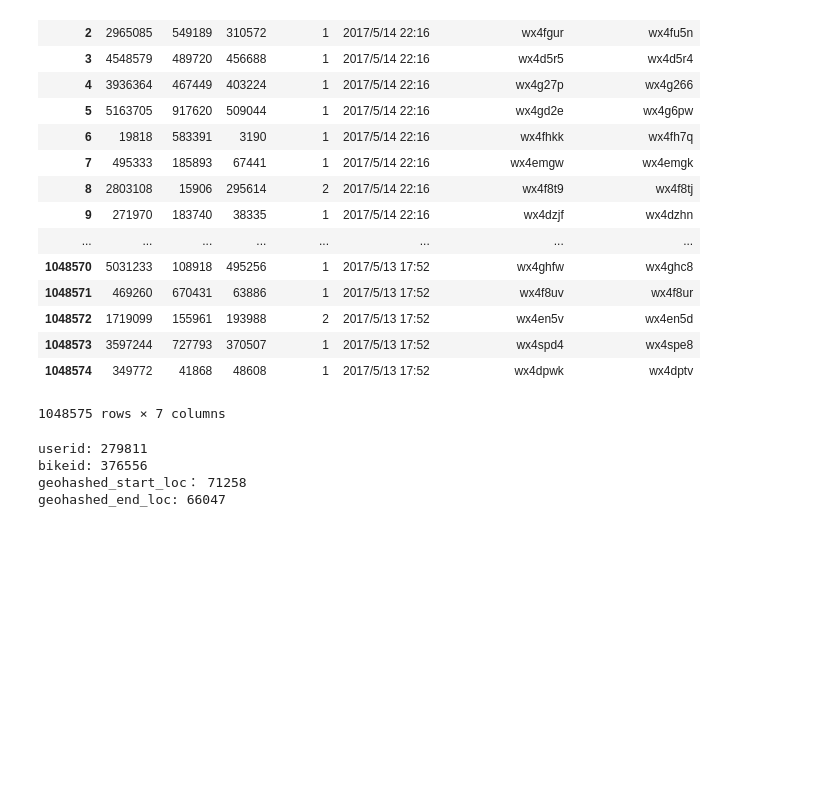
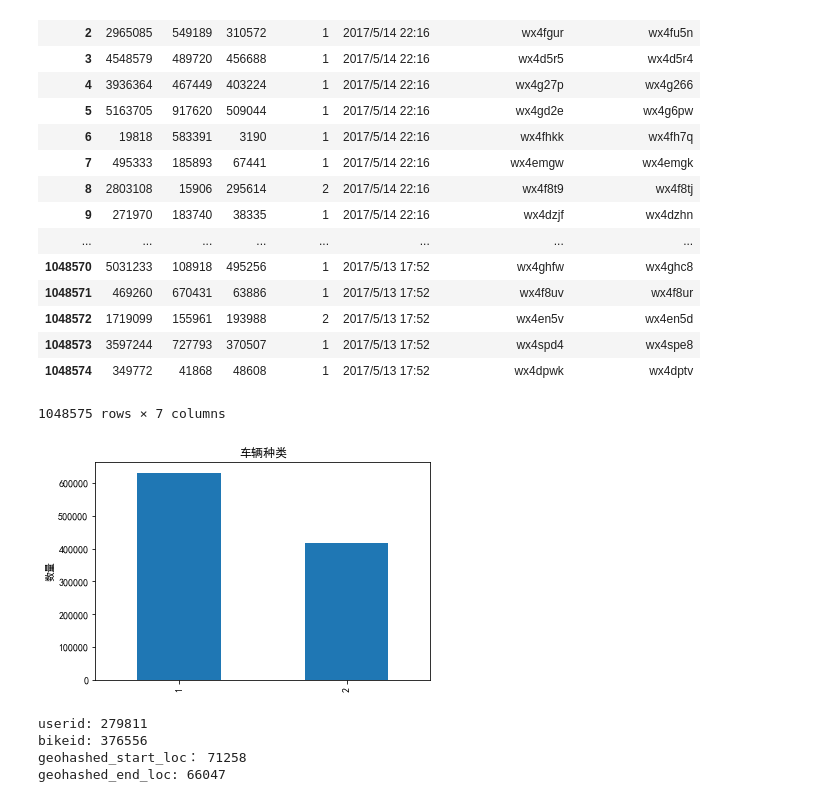
Before and after one commit to fire717/Machine-Learning, a Jupyter notebook: biendata/mobike.ipynb, the cells around one changed output. Saved outputs shown, nothing was run; the diff lists cells and outputs as text; code cells hidden in the pictures; blank space fills up the shorter version.

```diff
--- a/biendata/mobike.ipynb
+++ b/biendata/mobike.ipynb
@@ -29,6 +29,23 @@ data_train
 | 1048573 | 3597244 | 727793 | 370507 | 1 | 2017/5/13 17:52 | wx4spd4 | wx4spe8 |
 | 1048574 | 349772 | 41868 | 48608 | 1 | 2017/5/13 17:52 | wx4dpwk | wx4dptv |
 1048575 rows × 7 columns
+# %%
+import matplotlib.pyplot as plt
+from pylab import *
+mpl.rcParams['font.sans-serif'] = ['SimHei']
+mpl.rcParams['axes.unicode_minus'] = False
+
+fig = plt.figure()
+fig.set(alpha=0.2)  # 设定图表颜色alpha参数
+
+plt.subplot2grid((1,1),(0,0))             # 在一张大图里分列几个小图
+data_train.biketype.value_counts().plot(kind='bar')# 柱状图
+plt.title(u"车辆种类") # 标题
+plt.ylabel(u"数量")
+
+plt.show()
+# %% [output]
+[figure, added]
 # %%
 places = data_train['userid'].drop_duplicates()
 print('userid:',places.count())
```
Also changed, not shown: parts of 12 cells of this notebook.
